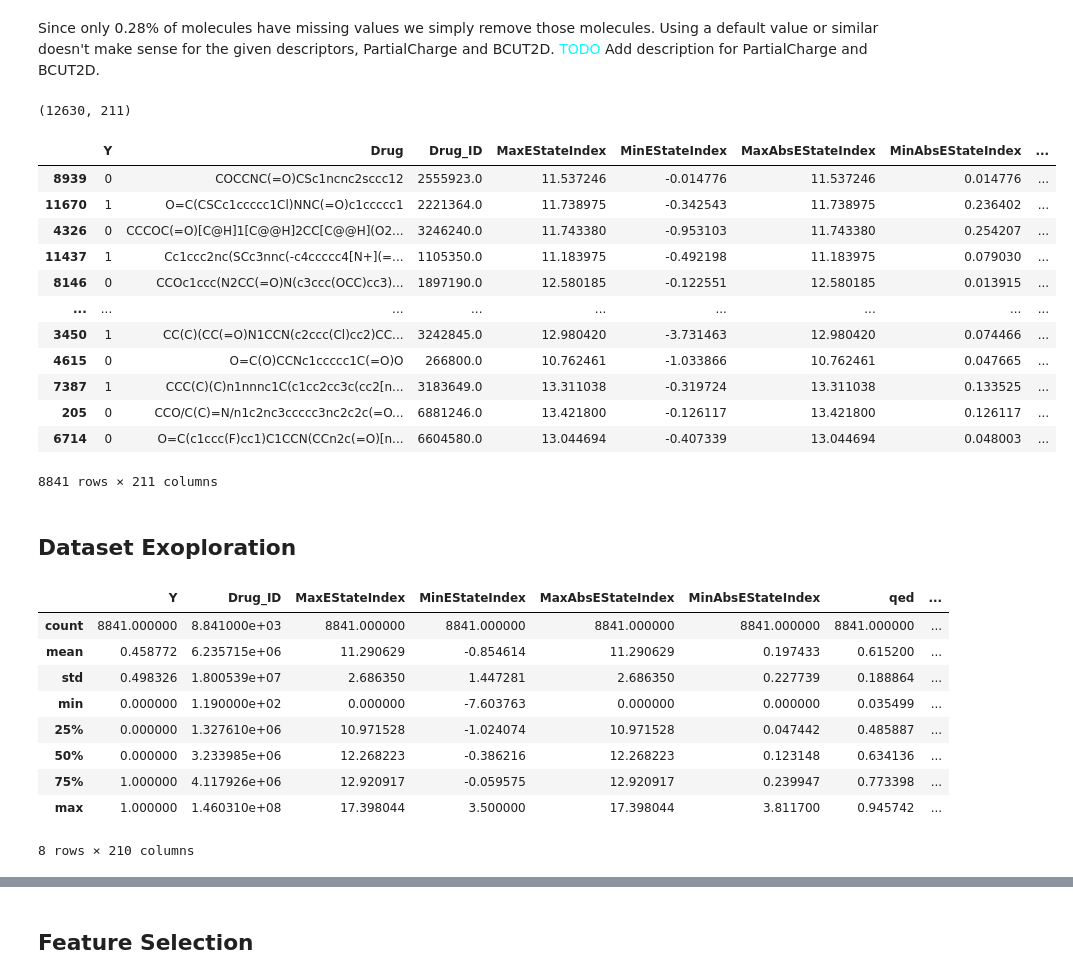
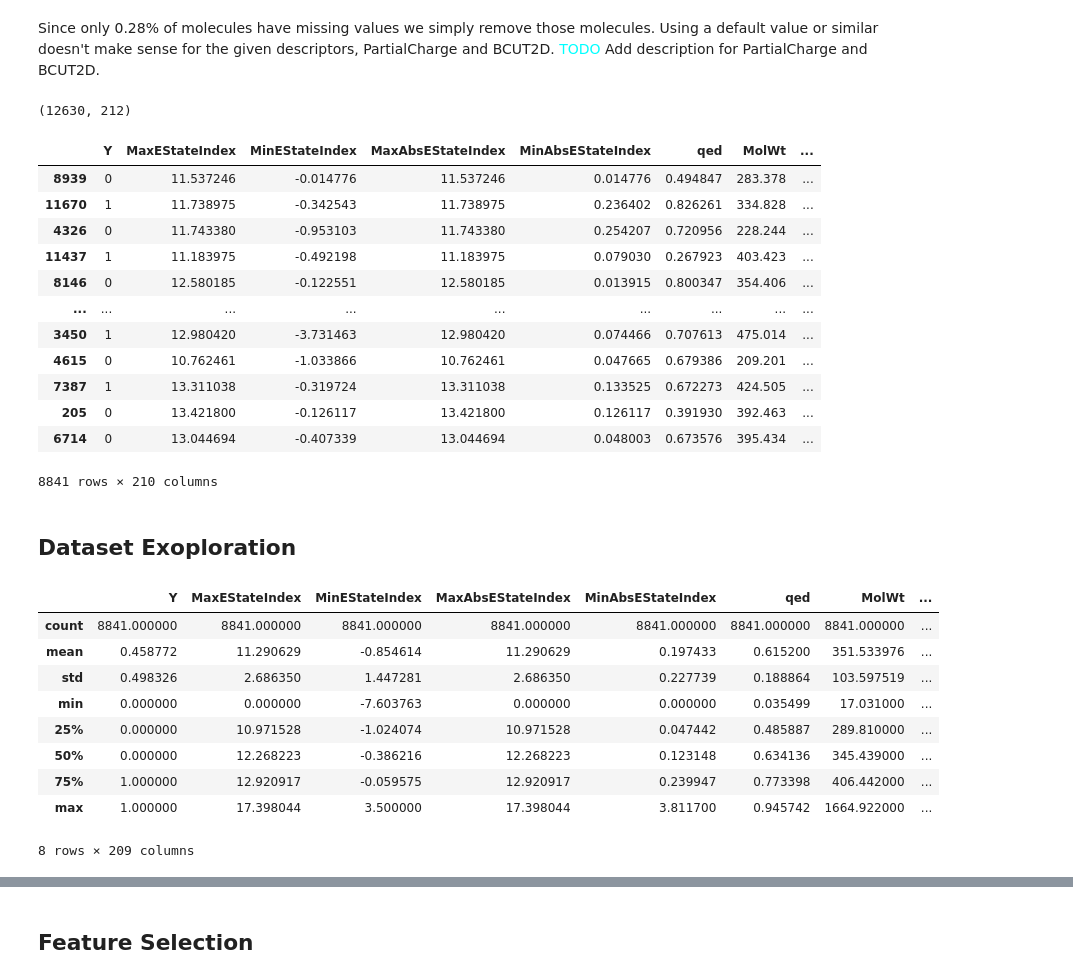
Before and after one commit to JonnaMat/CYP-inhibition, a Jupyter notebook: src/project.ipynb, the cells around one changed output, grey strips where cells are left out. Drawn from its saved outputs; the diff is of its cells as text; code cells hidden in the pictures.

```diff
--- a/src/project.ipynb
+++ b/src/project.ipynb
@@ -35,3 +49,5 @@ Dataset already exists, returning data/cyp2c19/raw_dataset_descriptors.csv.
+# %%
+data = data.drop(["MACCS_FP", "ATOMPAIR_FP"], axis=1)
 # %% [markdown]
 ### Remove missing values
 # %%
@@ -80,40 +96,40 @@ Since only 0.28% of molecules have missing values we simply remove those molecul
 data = data.drop(data_nan.index)
 data.shape
 # %% [output]
-(12630, 211)
+(12630, 212)
 # %%
 # split data in train, val, test
-datasets = dataset_split(data)
+datasets = dataset_split(data.drop(["Drug", "Drug_ID"], axis=1))
 datasets["train"]
 # %% [output]
-|  | Y | Drug | Drug_ID | MaxEStateIndex | MinEStateIndex | MaxAbsEStateIndex | MinAbsEStateIndex | ... |
-| 8939 | 0 | COCCNC(=O)CSc1ncnc2sccc12 | 2555923.0 | 11.537246 | -0.014776 | 11.537246 | 0.014776 | ... |
-| 11670 | 1 | O=C(CSCc1ccccc1Cl)NNC(=O)c1ccccc1 | 2221364.0 | 11.738975 | -0.342543 | 11.738975 | 0.236402 | ... |
-| 4326 | 0 | CCCOC(=O)[C@H]1[C@@H]2CC[C@@H](O2... | 3246240.0 | 11.743380 | -0.953103 | 11.743380 | 0.254207 | ... |
-| 11437 | 1 | Cc1ccc2nc(SCc3nnc(-c4ccccc4[N+](=... | 1105350.0 | 11.183975 | -0.492198 | 11.183975 | 0.079030 | ... |
-| 8146 | 0 | CCOc1ccc(N2CC(=O)N(c3ccc(OCC)cc3)... | 1897190.0 | 12.580185 | -0.122551 | 12.580185 | 0.013915 | ... |
+|  | Y | MaxEStateIndex | MinEStateIndex | MaxAbsEStateIndex | MinAbsEStateIndex | qed | MolWt | ... |
+| 8939 | 0 | 11.537246 | -0.014776 | 11.537246 | 0.014776 | 0.494847 | 283.378 | ... |
+| 11670 | 1 | 11.738975 | -0.342543 | 11.738975 | 0.236402 | 0.826261 | 334.828 | ... |
+| 4326 | 0 | 11.743380 | -0.953103 | 11.743380 | 0.254207 | 0.720956 | 228.244 | ... |
+| 11437 | 1 | 11.183975 | -0.492198 | 11.183975 | 0.079030 | 0.267923 | 403.423 | ... |
+| 8146 | 0 | 12.580185 | -0.122551 | 12.580185 | 0.013915 | 0.800347 | 354.406 | ... |
 | ... | ... | ... | ... | ... | ... | ... | ... | ... |
-| 3450 | 1 | CC(C)(CC(=O)N1CCN(c2ccc(Cl)cc2)CC... | 3242845.0 | 12.980420 | -3.731463 | 12.980420 | 0.074466 | ... |
-| 4615 | 0 | O=C(O)CCNc1ccccc1C(=O)O | 266800.0 | 10.762461 | -1.033866 | 10.762461 | 0.047665 | ... |
-| 7387 | 1 | CCC(C)(C)n1nnnc1C(c1cc2cc3c(cc2[n... | 3183649.0 | 13.311038 | -0.319724 | 13.311038 | 0.133525 | ... |
-| 205 | 0 | CCO/C(C)=N/n1c2nc3ccccc3nc2c2c(=O... | 6881246.0 | 13.421800 | -0.126117 | 13.421800 | 0.126117 | ... |
-| 6714 | 0 | O=C(c1ccc(F)cc1)C1CCN(CCn2c(=O)[n... | 6604580.0 | 13.044694 | -0.407339 | 13.044694 | 0.048003 | ... |
+| 3450 | 1 | 12.980420 | -3.731463 | 12.980420 | 0.074466 | 0.707613 | 475.014 | ... |
+| 4615 | 0 | 10.762461 | -1.033866 | 10.762461 | 0.047665 | 0.679386 | 209.201 | ... |
+| 7387 | 1 | 13.311038 | -0.319724 | 13.311038 | 0.133525 | 0.672273 | 424.505 | ... |
+| 205 | 0 | 13.421800 | -0.126117 | 13.421800 | 0.126117 | 0.391930 | 392.463 | ... |
+| 6714 | 0 | 13.044694 | -0.407339 | 13.044694 | 0.048003 | 0.673576 | 395.434 | ... |
-8841 rows × 211 columns
+8841 rows × 210 columns
 # %% [markdown]
 ## Dataset Exoploration
 # %%
 datasets["train"].describe()
 # %% [output]
-|  | Y | Drug_ID | MaxEStateIndex | MinEStateIndex | MaxAbsEStateIndex | MinAbsEStateIndex | qed | ... |
-| count | 8841.000000 | 8.841000e+03 | 8841.000000 | 8841.000000 | 8841.000000 | 8841.000000 | 8841.000000 | ... |
-| mean | 0.458772 | 6.235715e+06 | 11.290629 | -0.854614 | 11.290629 | 0.197433 | 0.615200 | ... |
-| std | 0.498326 | 1.800539e+07 | 2.686350 | 1.447281 | 2.686350 | 0.227739 | 0.188864 | ... |
-| min | 0.000000 | 1.190000e+02 | 0.000000 | -7.603763 | 0.000000 | 0.000000 | 0.035499 | ... |
-| 25% | 0.000000 | 1.327610e+06 | 10.971528 | -1.024074 | 10.971528 | 0.047442 | 0.485887 | ... |
-| 50% | 0.000000 | 3.233985e+06 | 12.268223 | -0.386216 | 12.268223 | 0.123148 | 0.634136 | ... |
-| 75% | 1.000000 | 4.117926e+06 | 12.920917 | -0.059575 | 12.920917 | 0.239947 | 0.773398 | ... |
-| max | 1.000000 | 1.460310e+08 | 17.398044 | 3.500000 | 17.398044 | 3.811700 | 0.945742 | ... |
+|  | Y | MaxEStateIndex | MinEStateIndex | MaxAbsEStateIndex | MinAbsEStateIndex | qed | MolWt | ... |
+| count | 8841.000000 | 8841.000000 | 8841.000000 | 8841.000000 | 8841.000000 | 8841.000000 | 8841.000000 | ... |
+| mean | 0.458772 | 11.290629 | -0.854614 | 11.290629 | 0.197433 | 0.615200 | 351.533976 | ... |
+| std | 0.498326 | 2.686350 | 1.447281 | 2.686350 | 0.227739 | 0.188864 | 103.597519 | ... |
+| min | 0.000000 | 0.000000 | -7.603763 | 0.000000 | 0.000000 | 0.035499 | 17.031000 | ... |
+| 25% | 0.000000 | 10.971528 | -1.024074 | 10.971528 | 0.047442 | 0.485887 | 289.810000 | ... |
+| 50% | 0.000000 | 12.268223 | -0.386216 | 12.268223 | 0.123148 | 0.634136 | 345.439000 | ... |
+| 75% | 1.000000 | 12.920917 | -0.059575 | 12.920917 | 0.239947 | 0.773398 | 406.442000 | ... |
+| max | 1.000000 | 17.398044 | 3.500000 | 17.398044 | 3.811700 | 0.945742 | 1664.922000 | ... |
-8 rows × 210 columns
+8 rows × 209 columns
 # %%
 plot_counts(
     [datasets["train"]["Y"], datasets["val"]["Y"], datasets["test"]["Y"]],
```
Also changed, not shown: parts of 14 cells of this notebook.
